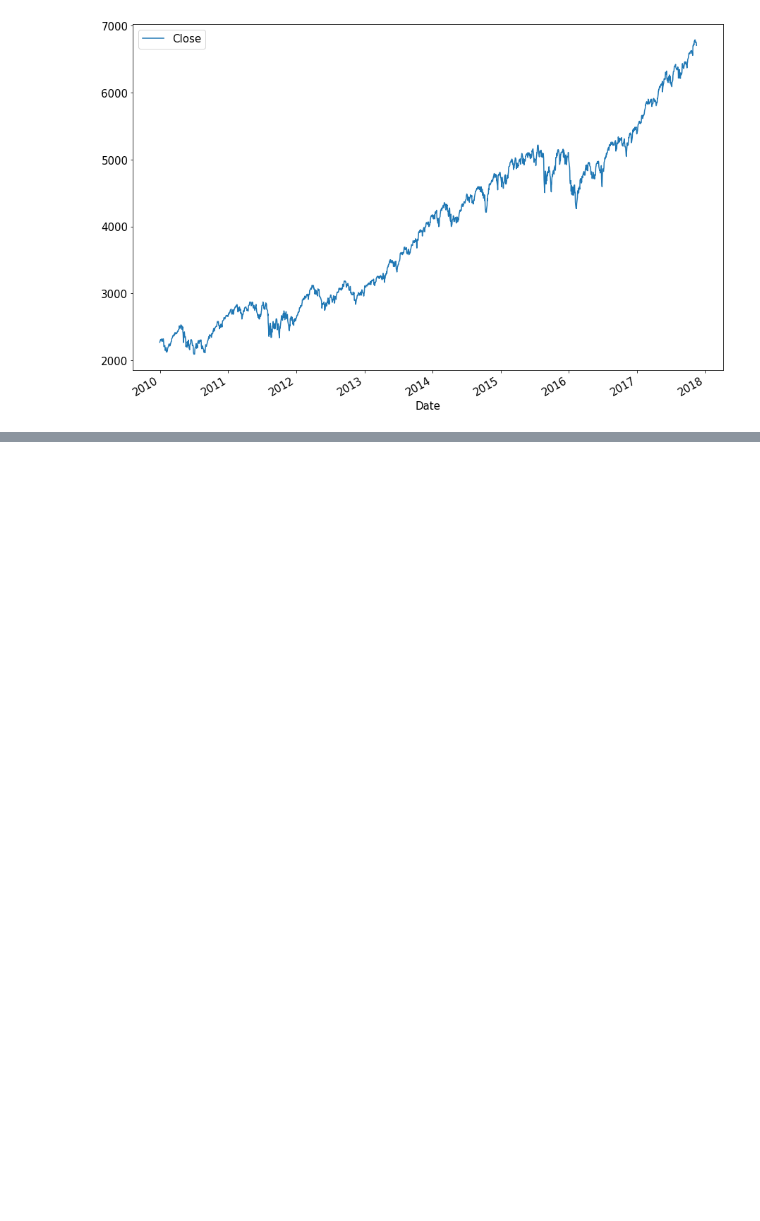
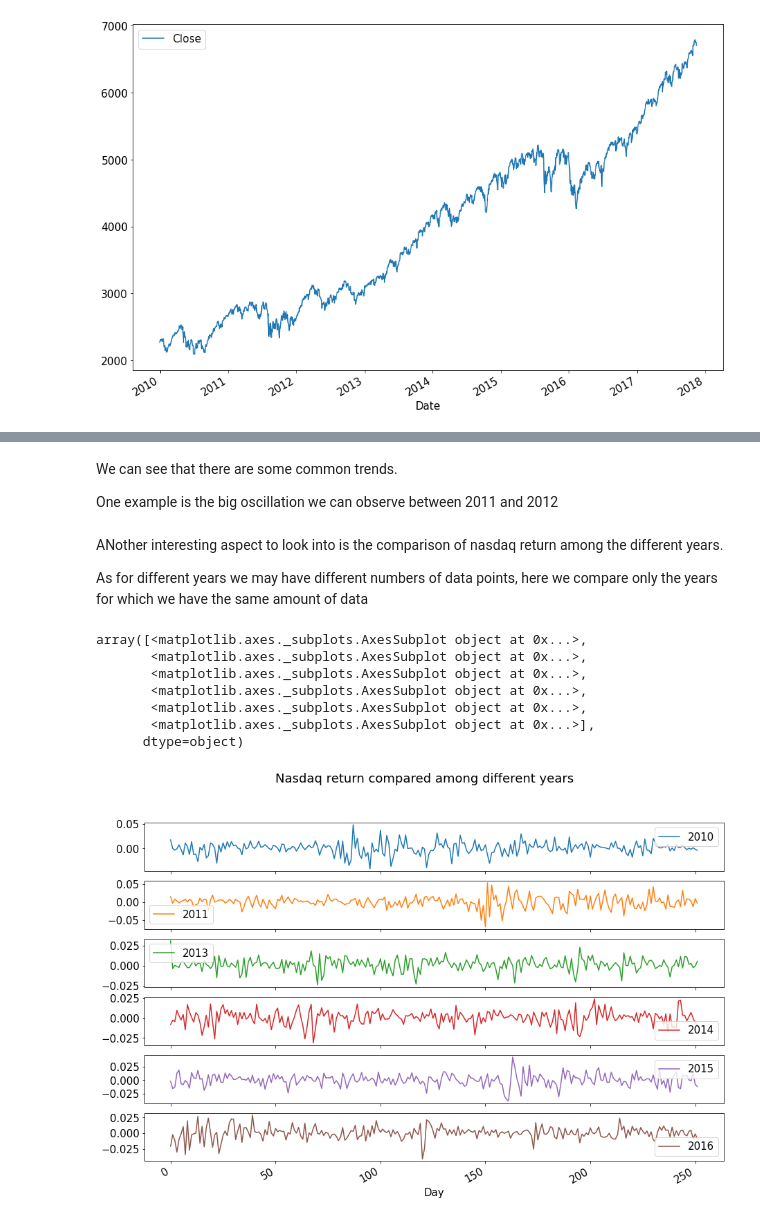
Before and after one commit to matteobettini/Stock-Market-Prediction-2020, a Jupyter notebook: notebooks/Data exploration.ipynb, the cells around one changed output, grey strips where cells are left out. Cells and saved outputs as stored; diff of their text form; code cells hidden in the pictures; blank space fills up the shorter version.

```diff
--- a/notebooks/Data exploration.ipynb
+++ b/notebooks/Data exploration.ipynb
@@ -180,0 +199,31 @@ nasdaq_df.plot(x="Date", y="Close")
+# %% [markdown]
+We can see that there are some common trends.
+
+One example is the big oscillation we can observe between 2011 and 2012
+# %% [markdown]
+ANother interesting aspect to look into is the comparison of nasdaq return among the different years.
+
+As for different years we may have different numbers of data points, here we compare only the years for which we have the same amount of data
+# %%
+groups = nasdaq_df[["Date","IXIC"]].groupby(pd.Grouper(key="Date", freq='A'))
+
+max_size = 0
+for _, group in groups:
+    if group["IXIC"].values.shape[0] > max_size:
+        max_size = group["IXIC"].values.shape[0]
+
+years = pd.DataFrame()
+for name, group in groups:
+    if group["IXIC"].values.shape[0] == max_size:
+        years[name.year] = group["IXIC"].values
+
+years.plot(subplots=True, xlabel="Day", title="Nasdaq return compared among different years")
+# %% [output]
+array([<matplotlib.axes._subplots.AxesSubplot object at 0x...>,
+       <matplotlib.axes._subplots.AxesSubplot object at 0x...>,
+       <matplotlib.axes._subplots.AxesSubplot object at 0x...>,
+       <matplotlib.axes._subplots.AxesSubplot object at 0x...>,
+       <matplotlib.axes._subplots.AxesSubplot object at 0x...>,
+       <matplotlib.axes._subplots.AxesSubplot object at 0x...>],
+      dtype=object)
+[figure, added]
```
Also changed, not shown: parts of 17 cells of this notebook.
